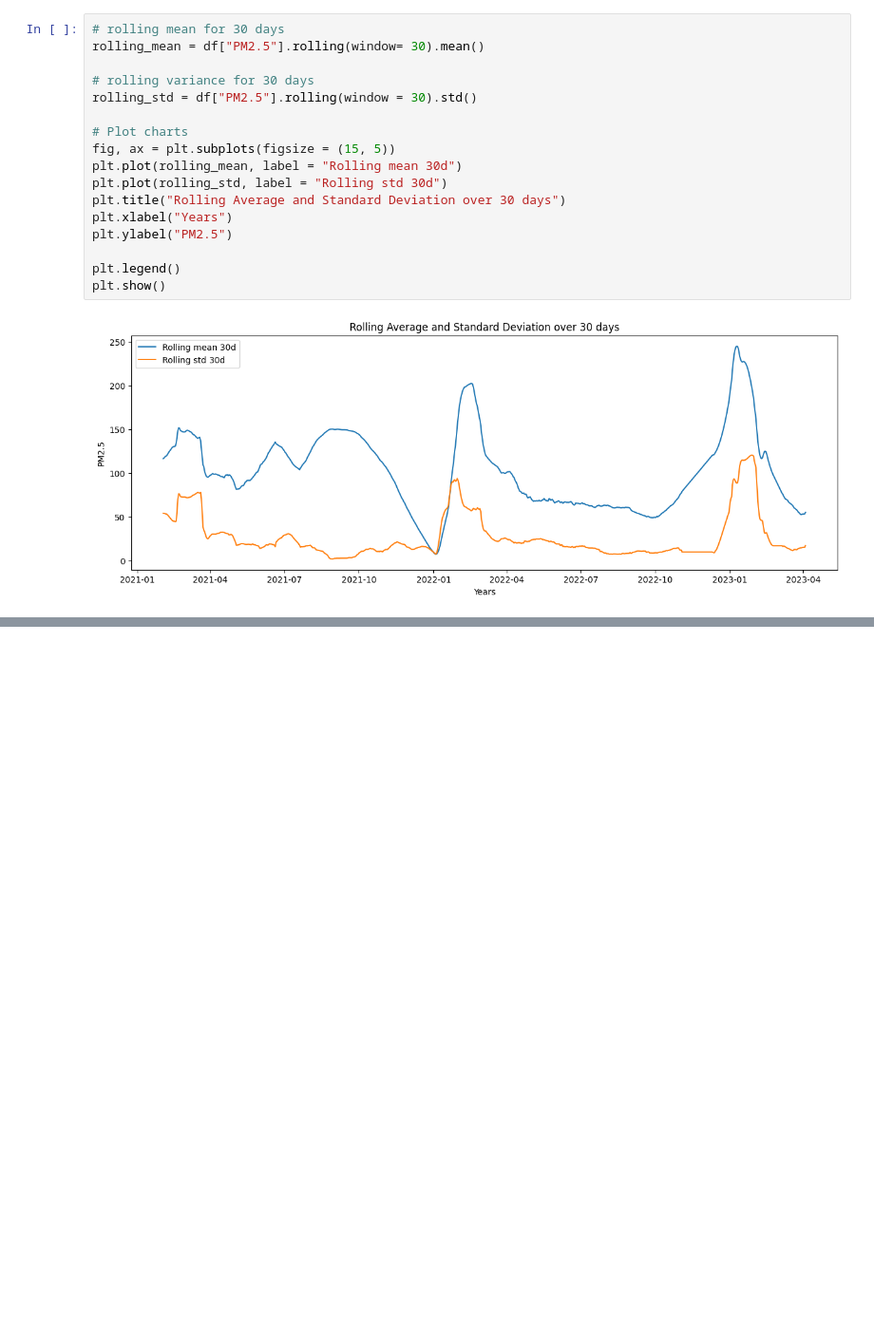
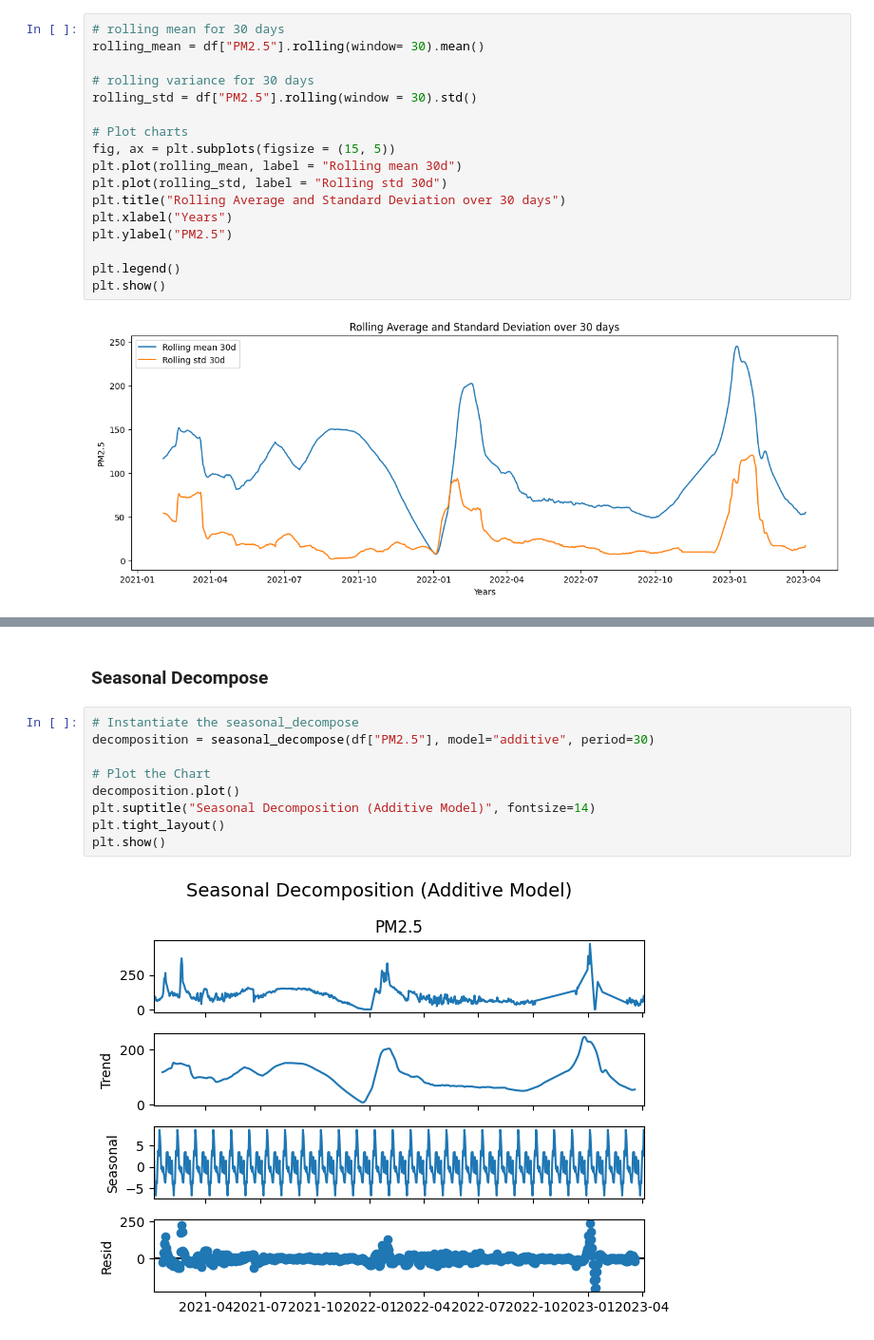
Before and after one commit to Bjoshua25/AIR-QUALITY-PREDICTION-IN-LAGOS, a Jupyter notebook: notebooks/Exploratory_data_analysis.ipynb, the cells around one changed output, grey strips where cells are left out. Shown: that part at 95% size. Saved outputs shown, nothing was run; the diff lists cells and outputs as text; blank space fills up the shorter version.

```diff
--- a/notebooks/Exploratory_data_analysis.ipynb
+++ b/notebooks/Exploratory_data_analysis.ipynb
@@ -181,0 +202,13 @@ plt.show()
+# %% [markdown]
+### Seasonal Decompose
+# %%
+# Instantiate the seasonal_decompose
+decomposition = seasonal_decompose(df["PM2.5"], model="additive", period=30)
+
+# Plot the Chart
+decomposition.plot()
+plt.suptitle("Seasonal Decomposition (Additive Model)", fontsize=14)
+plt.tight_layout()
+plt.show()
+# %% [output]
+[figure, added]
```
Also changed, not shown: parts of 7 cells of this notebook.
